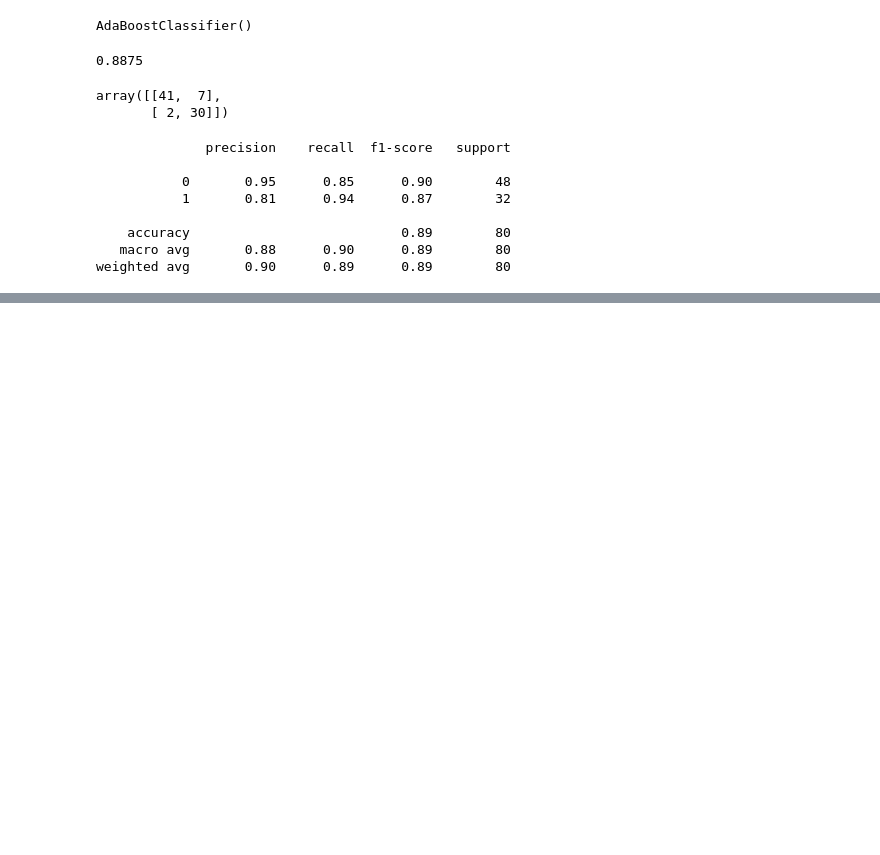
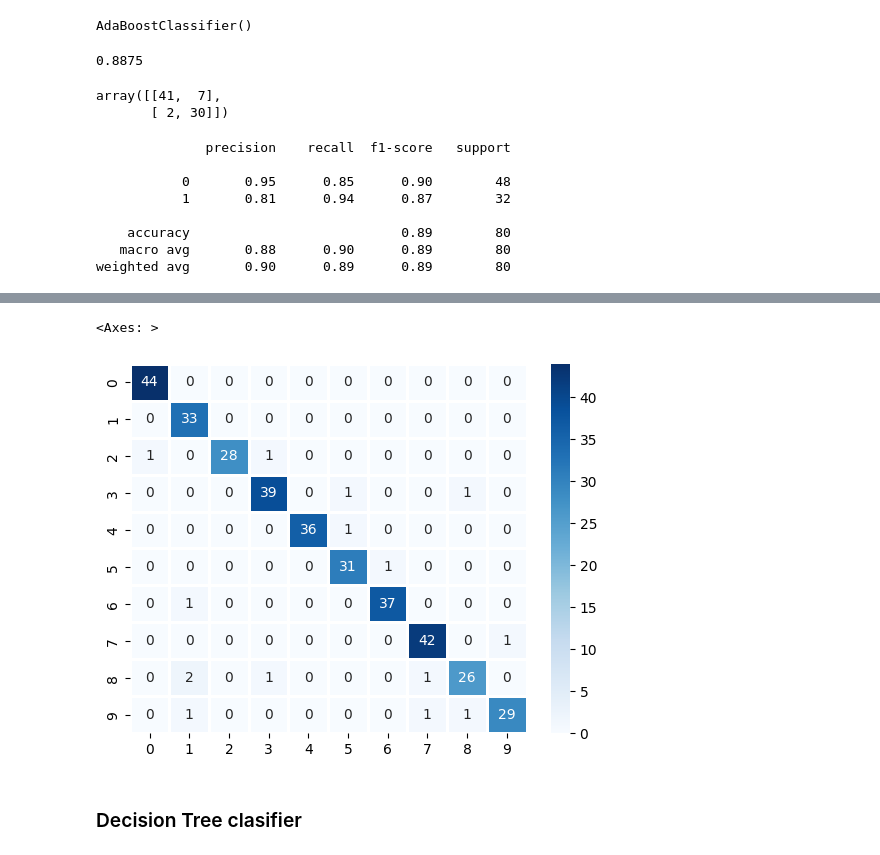
Before and after one commit to hritikParate/AIMLpracticals, a Jupyter notebook: AIML_pracs.ipynb, the cells around one changed output, grey strips where cells are left out. Saved outputs shown, nothing was run; the diff lists cells and outputs as text; code cells hidden in the pictures; blank space fills up the shorter version.

```diff
--- a/AIML_pracs.ipynb
+++ b/AIML_pracs.ipynb
@@ -2686,0 +2835,7 @@ weighted avg       0.90      0.89      0.89        80
+# %%
+sns.heatmap(cf_matrix, annot = True, cmap = 'Blues', linewidths = 1)
+# %% [output]
+<Axes: >
+[figure, added]
+# %% [markdown]
+### Decision Tree clasifier
```
Also changed, not shown: parts of 56 cells of this notebook.
